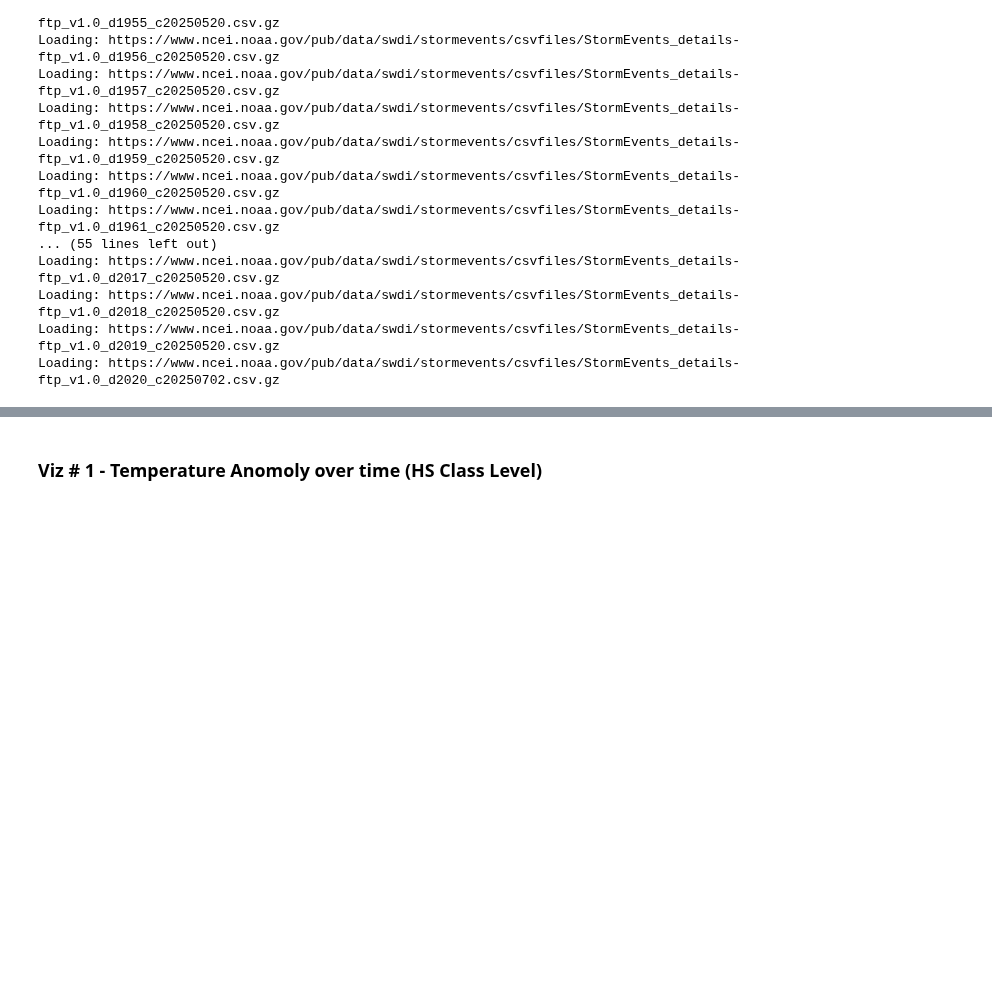
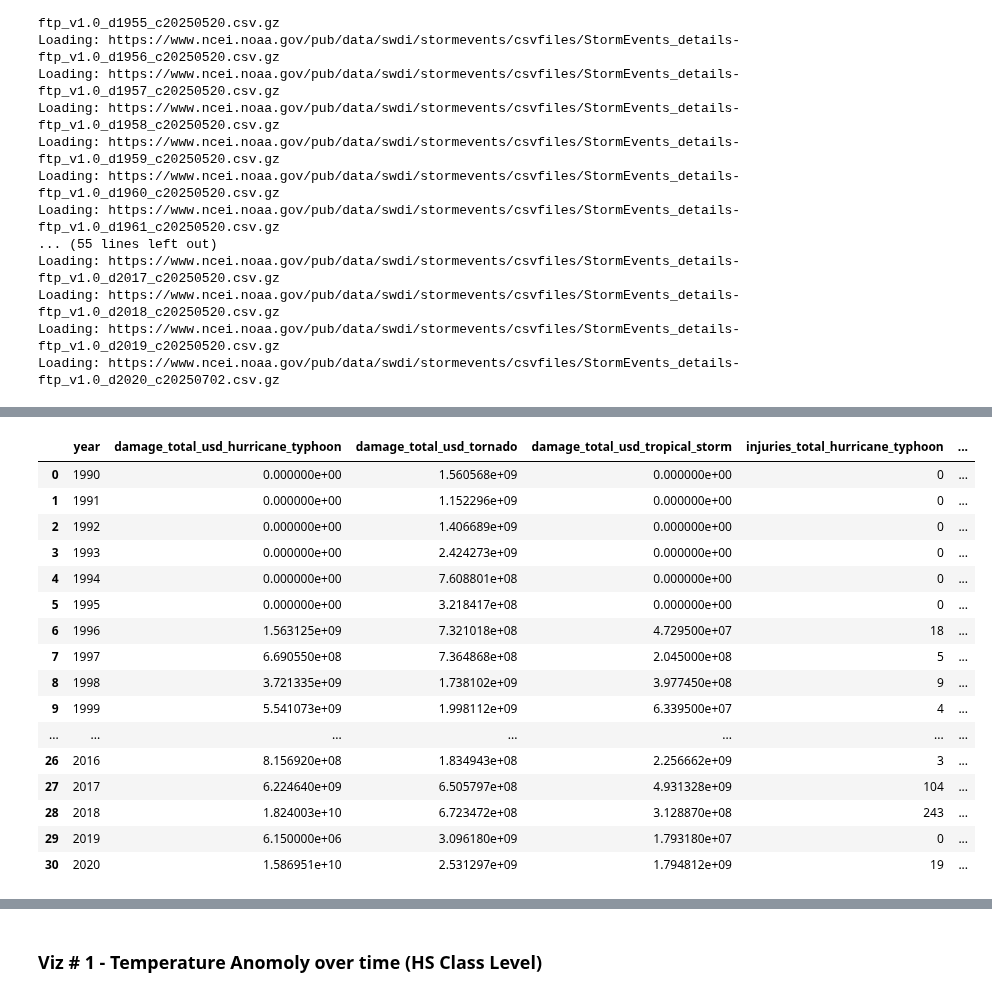
Before and after one commit to jhnboyy/CUNY_SPS_WORK, a Jupyter notebook: FALL2025/DATA608/Story5/Story5.ipynb, the cells around one changed output, grey strips where cells are left out. Saved outputs shown, nothing was run; the diff lists cells and outputs as text; code cells hidden in the pictures; blank space fills up the shorter version.

```diff
--- a/FALL2025/DATA608/Story5/Story5.ipynb
+++ b/FALL2025/DATA608/Story5/Story5.ipynb
@@ -240,2 +249,22 @@ dam_cols = {    "Tornadoes": "damage_total_usd_tornado",    "Hurricanes/Typhoons
+# %%
+dfw
+# %% [output]
+|  | year | damage_total_usd_hurricane_typhoon | damage_total_usd_tornado | damage_total_usd_tropical_storm | injuries_total_hurricane_typhoon | ... |
+| 0 | 1990 | 0.000000e+00 | 1.560568e+09 | 0.000000e+00 | 0 | ... |
+| 1 | 1991 | 0.000000e+00 | 1.152296e+09 | 0.000000e+00 | 0 | ... |
+| 2 | 1992 | 0.000000e+00 | 1.406689e+09 | 0.000000e+00 | 0 | ... |
+| 3 | 1993 | 0.000000e+00 | 2.424273e+09 | 0.000000e+00 | 0 | ... |
+| 4 | 1994 | 0.000000e+00 | 7.608801e+08 | 0.000000e+00 | 0 | ... |
+| 5 | 1995 | 0.000000e+00 | 3.218417e+08 | 0.000000e+00 | 0 | ... |
+| 6 | 1996 | 1.563125e+09 | 7.321018e+08 | 4.729500e+07 | 18 | ... |
+| 7 | 1997 | 6.690550e+08 | 7.364868e+08 | 2.045000e+08 | 5 | ... |
+| 8 | 1998 | 3.721335e+09 | 1.738102e+09 | 3.977450e+08 | 9 | ... |
+| 9 | 1999 | 5.541073e+09 | 1.998112e+09 | 6.339500e+07 | 4 | ... |
+| ... | ... | ... | ... | ... | ... | ... |
+| 26 | 2016 | 8.156920e+08 | 1.834943e+08 | 2.256662e+09 | 3 | ... |
+| 27 | 2017 | 6.224640e+09 | 6.505797e+08 | 4.931328e+09 | 104 | ... |
+| 28 | 2018 | 1.824003e+10 | 6.723472e+08 | 3.128870e+08 | 243 | ... |
+| 29 | 2019 | 6.150000e+06 | 3.096180e+09 | 1.793180e+07 | 0 | ... |
+| 30 | 2020 | 1.586951e+10 | 2.531297e+09 | 1.794812e+09 | 19 | ... |
 # %%
 ### Merging data
```
Also changed, not shown: parts of 10 cells of this notebook, 3 other files.
